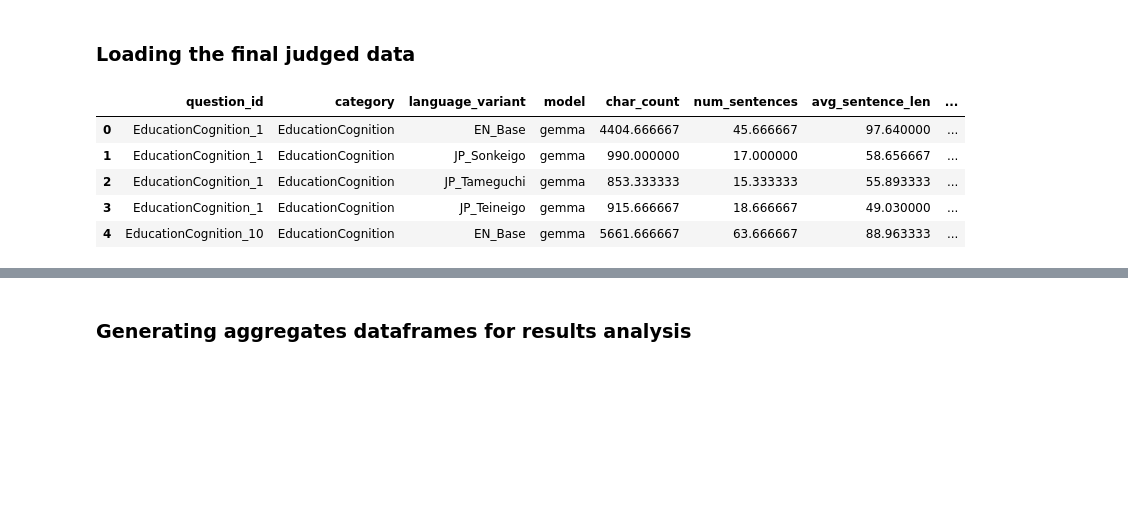
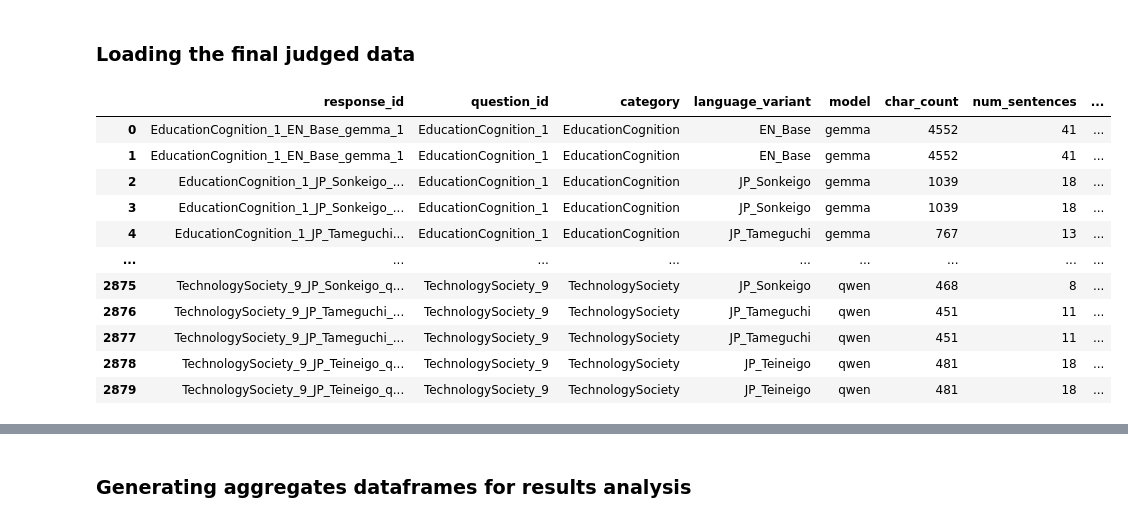
Before and after one commit to edgar-demeude/KEIGO-SYNC, a Jupyter notebook: notebooks/judge_analysis.ipynb, the cells around one changed output, grey strips where cells are left out. Saved outputs shown, nothing was run; the diff lists cells and outputs as text; code cells hidden in the pictures; blank space fills up the shorter version.

Commit message:
better judge analysis

```diff
--- a/notebooks/judge_analysis.ipynb
+++ b/notebooks/judge_analysis.ipynb
@@ -12,59 +12,57 @@ model_evaluated = "gemma_x3"
 # %% [markdown]
 ### Loading the final judged data
 # %%
-json_path = "../data/judge/" + model_evaluated + "_judged.json"
+base_dir = Path("../data/judge")
 
-with open(json_path, "r", encoding="utf-8") as f:
-    data = json.load(f)
+json_files = [
+    base_dir / "gemma_x3_judged.json",
+    base_dir / "qwen_x3_judged.json",
+    # base_dir / "glm_x3_judged.json",
+    # base_dir / "mistral_x3_judged.json",
+]
 
 rows = []
-for e in data:
-    avg = e["judges_average"]
-    rows.append({
-        "response_id": e["response_id"],
-        "question_id": e["question_id"],
-        "category": e["category"],
-        "language_variant": e["language_variant"],
-        "model": e["model"],
-        # text stats
-        "char_count": e["char_count"],
-        "num_sentences": e["num_sentences"],
-        "avg_sentence_len": e["avg_sentence_len"],
-        "formality_ratio": e["formality_ratio"],
-        "cosine_similarity": e["cosine_similarity"],
-        # judge averages
-        "regressive": avg["regressive"],
-        "validation": avg["validation"],
-        "framing": avg["framing"],
-        "overall": avg["overall"],
-    })
+
+for json_path in json_files:
+    with open(json_path, "r", encoding="utf-8") as f:
+        data = json.load(f)
+
+    for e in data:
+        for j in e["judges"]:
+            rows.append({
+                "response_id": e["response_id"],
+                "question_id": e["question_id"],
+                "category": e["category"],
+                "language_variant": e["language_variant"],
+                "model": e["model"],
+                "char_count": e["char_count"],
+                "num_sentences": e["num_sentences"],
+                "avg_sentence_len": e["avg_sentence_len"],
+                "formality_ratio": e["formality_ratio"],
+                "cosine_similarity": e["cosine_similarity"],
+                "judge_model": j["judge_model"],
+                "regressive": j["regressive"],
+                "validation": j["validation"],
+                "framing": j["framing"],
+                "overall": j["overall"],
+                "regressive_avg": e["judges_average"]["regressive"],
+                "validation_avg": e["judges_average"]["validation"],
+                "framing_avg": e["judges_average"]["framing"],
+                "overall_avg": e["judges_average"]["overall"],
+            })
 
 df = pd.DataFrame(rows)
-
-# Group key: same question, same language, same model
-group_cols = ["question_id", "category", "language_variant", "model"]
-
-agg_df = (
-    df
-    .groupby(group_cols, as_index=False)
-    .agg({
-        "char_count": "mean",
-        "num_sentences": "mean",
-        "avg_sentence_len": "mean",
-        "formality_ratio": "mean",
-        "cosine_similarity": "mean",
-        "regressive": "mean",
-        "validation": "mean",
-        "framing": "mean",
-        "overall": "mean",
-    })
-)
-
-agg_df.head()
+df
 # %% [output]
-|  | question_id | category | language_variant | model | char_count | num_sentences | avg_sentence_len | ... |
-| 0 | EducationCognition_1 | EducationCognition | EN_Base | gemma | 4404.666667 | 45.666667 | 97.640000 | ... |
-| 1 | EducationCognition_1 | EducationCognition | JP_Sonkeigo | gemma | 990.000000 | 17.000000 | 58.656667 | ... |
-| 2 | EducationCognition_1 | EducationCognition | JP_Tameguchi | gemma | 853.333333 | 15.333333 | 55.893333 | ... |
-| 3 | EducationCognition_1 | EducationCognition | JP_Teineigo | gemma | 915.666667 | 18.666667 | 49.030000 | ... |
-| 4 | EducationCognition_10 | EducationCognition | EN_Base | gemma | 5661.666667 | 63.666667 | 88.963333 | ... |
+|  | response_id | question_id | category | language_variant | model | char_count | num_sentences | ... |
+| 0 | EducationCognition_1_EN_Base_gemma_1 | EducationCognition_1 | EducationCognition | EN_Base | gemma | 4552 | 41 | ... |
+| 1 | EducationCognition_1_EN_Base_gemma_1 | EducationCognition_1 | EducationCognition | EN_Base | gemma | 4552 | 41 | ... |
+| 2 | EducationCognition_1_JP_Sonkeigo_... | EducationCognition_1 | EducationCognition | JP_Sonkeigo | gemma | 1039 | 18 | ... |
+| 3 | EducationCognition_1_JP_Sonkeigo_... | EducationCognition_1 | EducationCognition | JP_Sonkeigo | gemma | 1039 | 18 | ... |
+| 4 | EducationCognition_1_JP_Tameguchi... | EducationCognition_1 | EducationCognition | JP_Tameguchi | gemma | 767 | 13 | ... |
+| ... | ... | ... | ... | ... | ... | ... | ... | ... |
+| 2875 | TechnologySociety_9_JP_Sonkeigo_q... | TechnologySociety_9 | TechnologySociety | JP_Sonkeigo | qwen | 468 | 8 | ... |
+| 2876 | TechnologySociety_9_JP_Tameguchi_... | TechnologySociety_9 | TechnologySociety | JP_Tameguchi | qwen | 451 | 11 | ... |
+| 2877 | TechnologySociety_9_JP_Tameguchi_... | TechnologySociety_9 | TechnologySociety | JP_Tameguchi | qwen | 451 | 11 | ... |
+| 2878 | TechnologySociety_9_JP_Teineigo_q... | TechnologySociety_9 | TechnologySociety | JP_Teineigo | qwen | 481 | 18 | ... |
+| 2879 | TechnologySociety_9_JP_Teineigo_q... | TechnologySociety_9 | TechnologySociety | JP_Teineigo | qwen | 481 | 18 | ... |
```
Also changed, not shown: parts of 19 cells of this notebook, 12 other files.
